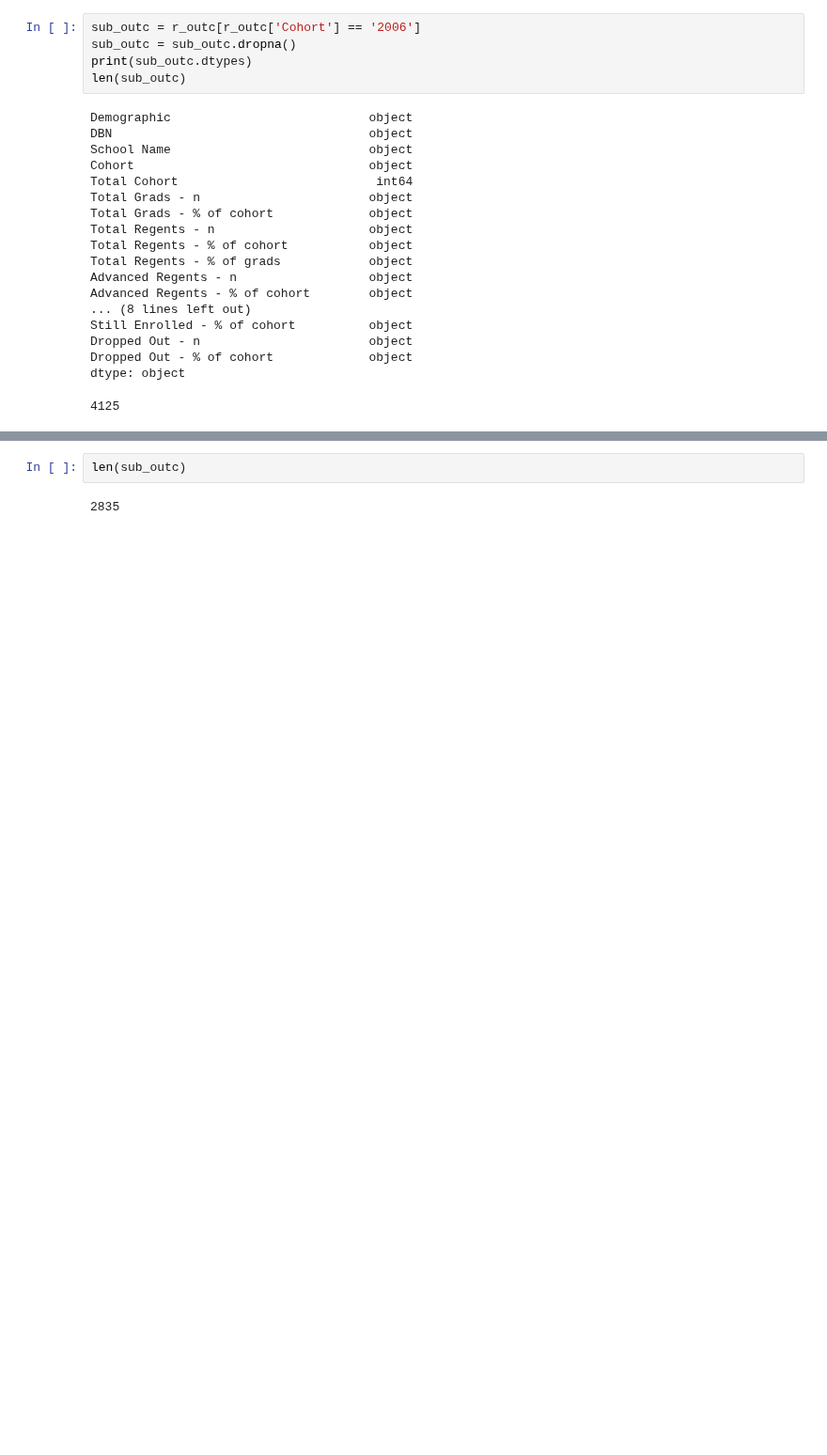
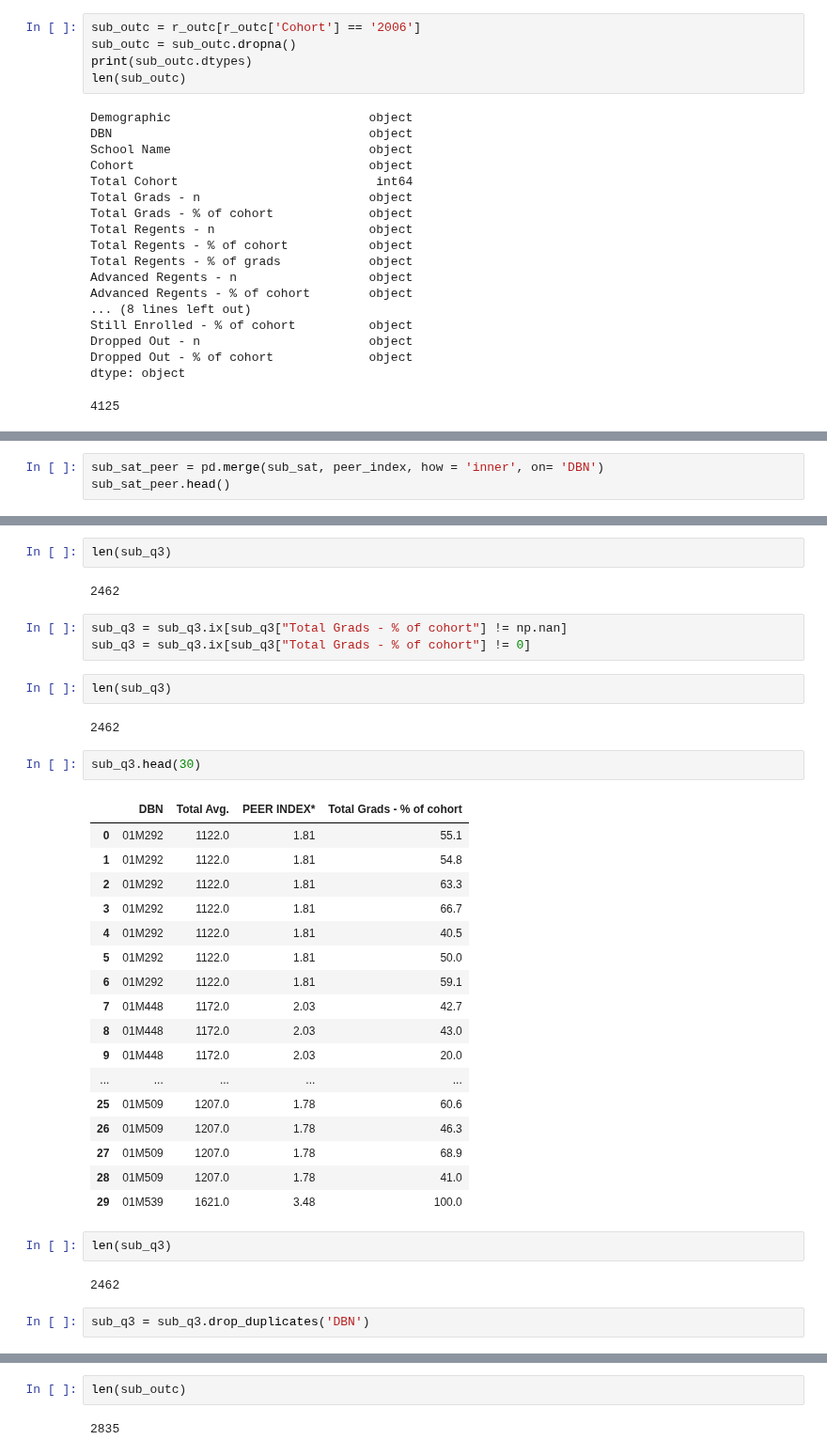
Before and after one commit to ckyko/CSC59970Project, a Jupyter notebook: school_scores.ipynb, the cells around one changed output, grey strips where cells are left out. Shown at 94% size. Drawn from its saved outputs; the diff is of its cells as text; blank space fills up the shorter version.

```diff
--- a/school_scores.ipynb
+++ b/school_scores.ipynb
@@ -290,0 +293,3 @@ sub_sat.head()
+# %%
+sub_sat_peer = pd.merge(sub_sat, peer_index, how = 'inner', on= 'DBN')
+sub_sat_peer.head()
@@ -290,0 +331,37 @@ sub_sat.head()
+# %%
+len(sub_q3)
+# %% [output]
+2462
+# %%
+sub_q3 = sub_q3.ix[sub_q3["Total Grads - % of cohort"] != np.nan]
+sub_q3 = sub_q3.ix[sub_q3["Total Grads - % of cohort"] != 0]
+# %%
+len(sub_q3)
+# %% [output]
+2462
+# %%
+sub_q3.head(30)
+# %% [output]
+|  | DBN | Total Avg. | PEER INDEX* | Total Grads - % of cohort |
+| 0 | 01M292 | 1122.0 | 1.81 | 55.1 |
+| 1 | 01M292 | 1122.0 | 1.81 | 54.8 |
+| 2 | 01M292 | 1122.0 | 1.81 | 63.3 |
+| 3 | 01M292 | 1122.0 | 1.81 | 66.7 |
+| 4 | 01M292 | 1122.0 | 1.81 | 40.5 |
+| 5 | 01M292 | 1122.0 | 1.81 | 50.0 |
+| 6 | 01M292 | 1122.0 | 1.81 | 59.1 |
+| 7 | 01M448 | 1172.0 | 2.03 | 42.7 |
+| 8 | 01M448 | 1172.0 | 2.03 | 43.0 |
+| 9 | 01M448 | 1172.0 | 2.03 | 20.0 |
+| ... | ... | ... | ... | ... |
+| 25 | 01M509 | 1207.0 | 1.78 | 60.6 |
+| 26 | 01M509 | 1207.0 | 1.78 | 46.3 |
+| 27 | 01M509 | 1207.0 | 1.78 | 68.9 |
+| 28 | 01M509 | 1207.0 | 1.78 | 41.0 |
+| 29 | 01M539 | 1621.0 | 3.48 | 100.0 |
+# %%
+len(sub_q3)
+# %% [output]
+2462
+# %%
+sub_q3 = sub_q3.drop_duplicates('DBN')
```
Also changed, not shown: parts of 30 cells of this notebook.
